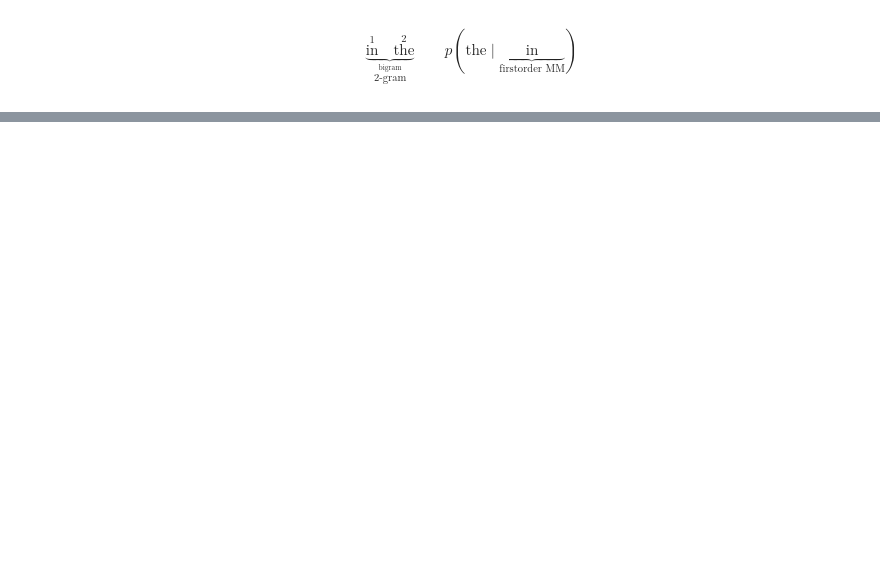
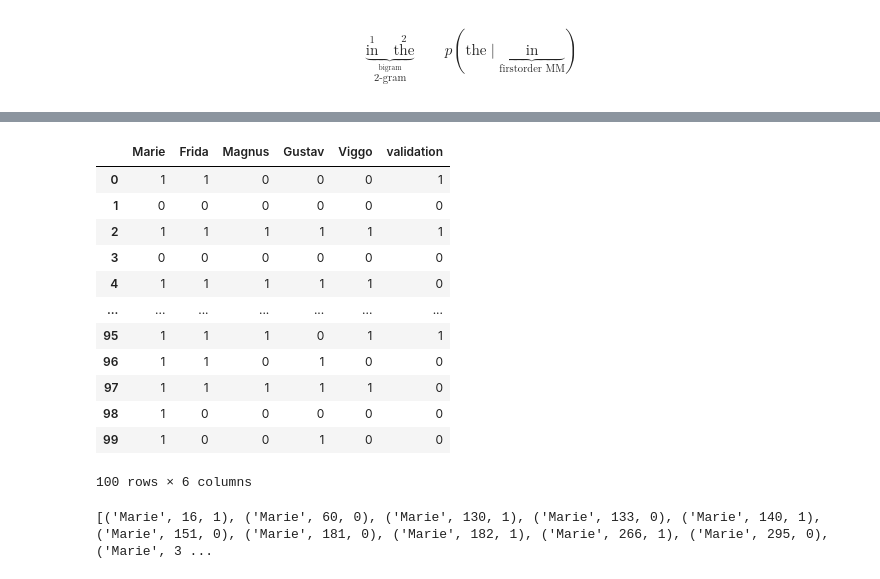
Before and after one commit to viggo-gascou/fyp2022g03GroupB2, a Jupyter notebook: notebook.ipynb, the cells around one changed output, grey strips where cells are left out. Saved outputs shown, nothing was run; the diff lists cells and outputs as text; code cells hidden in the pictures; blank space fills up the shorter version.

```diff
--- a/notebook.ipynb
+++ b/notebook.ipynb
@@ -193,0 +265,12 @@ from nltk.metrics.agreement import AnnotationTask
+# %%
+from statsmodels.stats import inter_rater as irr
+import krippendorff as kd
+
+df_copy = df.drop(["idx"], axis = 1)
+df_copy
+
+print("fleiss_alpha",irr.fleiss_kappa(irr.aggregate_raters(df_copy)[0], method = "fleiss"))
+
+df_copy_trans = df_copy.transpose()
+
+print("krippendorff",kd.alpha(df_copy_trans, level_of_measurement='nominal'))
@@ -193,0 +280,4 @@ from nltk.metrics.agreement import AnnotationTask
+# %%
+df_copy2 = df_copy.copy()
+
+df_copy2["validation"] = validation
@@ -193,0 +335,27 @@ from nltk.metrics.agreement import AnnotationTask
+# %%
+df_copy2
+# %% [output]
+|  | Marie | Frida | Magnus | Gustav | Viggo | validation |
+| 0 | 1 | 1 | 0 | 0 | 0 | 1 |
+| 1 | 0 | 0 | 0 | 0 | 0 | 0 |
+| 2 | 1 | 1 | 1 | 1 | 1 | 1 |
+| 3 | 0 | 0 | 0 | 0 | 0 | 0 |
+| 4 | 1 | 1 | 1 | 1 | 1 | 0 |
+| ... | ... | ... | ... | ... | ... | ... |
+| 95 | 1 | 1 | 1 | 0 | 1 | 1 |
+| 96 | 1 | 1 | 0 | 1 | 0 | 0 |
+| 97 | 1 | 1 | 1 | 1 | 1 | 0 |
+| 98 | 1 | 0 | 0 | 0 | 0 | 0 |
+| 99 | 1 | 0 | 0 | 1 | 0 | 0 |
+100 rows × 6 columns
+# %%
+#df["validation"] = validation
+tuple_list = []
+for name in list(df)[1:]:
+    tuples = list(zip([name] * len(df["idx"]), df["idx"], df[name]))
+    tuple_list.extend(tuples)
+print(tuple_list)
+
+manual_gold = AnnotationTask(data=tuple_list)
+# %% [output]
+[('Marie', 16, 1), ('Marie', 60, 0), ('Marie', 130, 1), ('Marie', 133, 0), ('Marie', 140, 1), ('Marie', 151, 0), ('Marie', 181, 0), ('Marie', 182, 1), ('Marie', 266, 1), ('Marie', 295, 0), ('Marie', 3 ...
```
Also changed, not shown: parts of 23 cells of this notebook, 2 other files.
